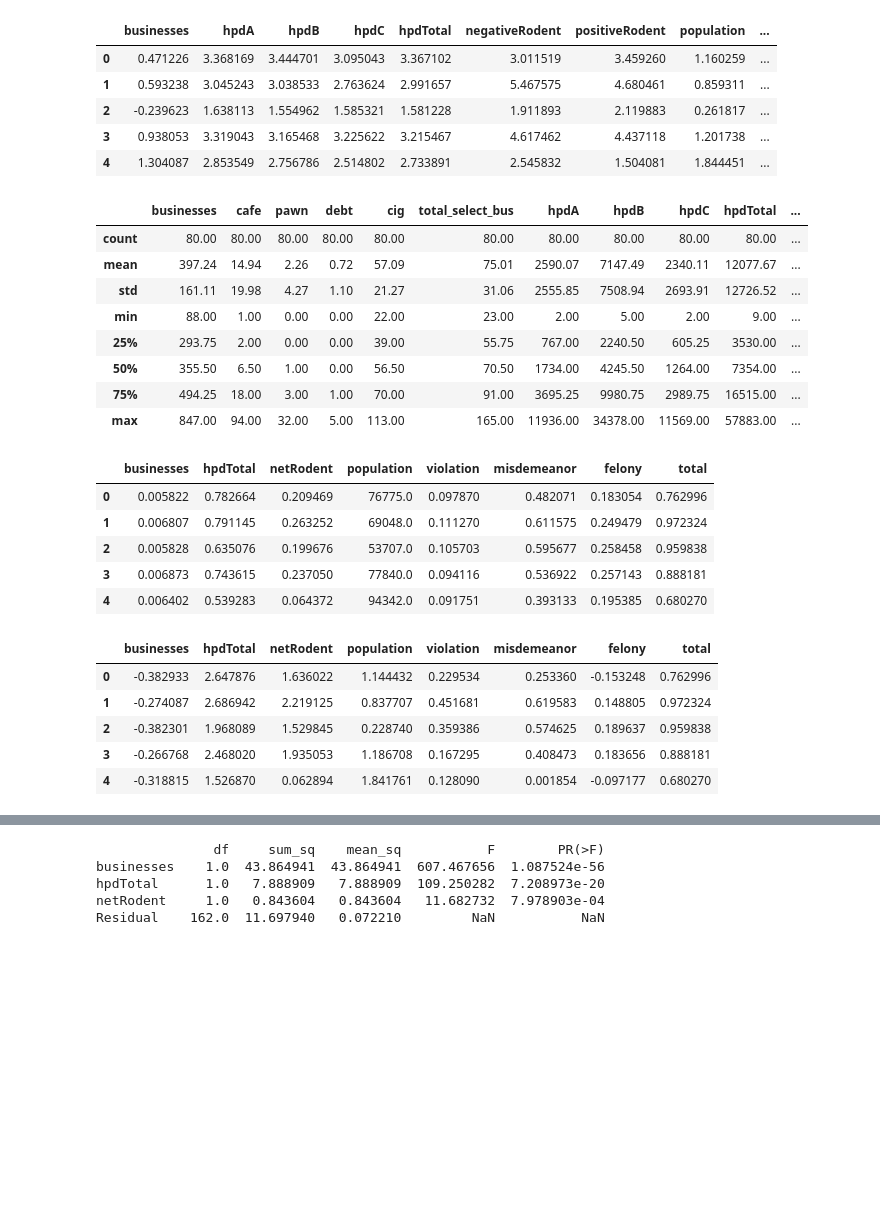
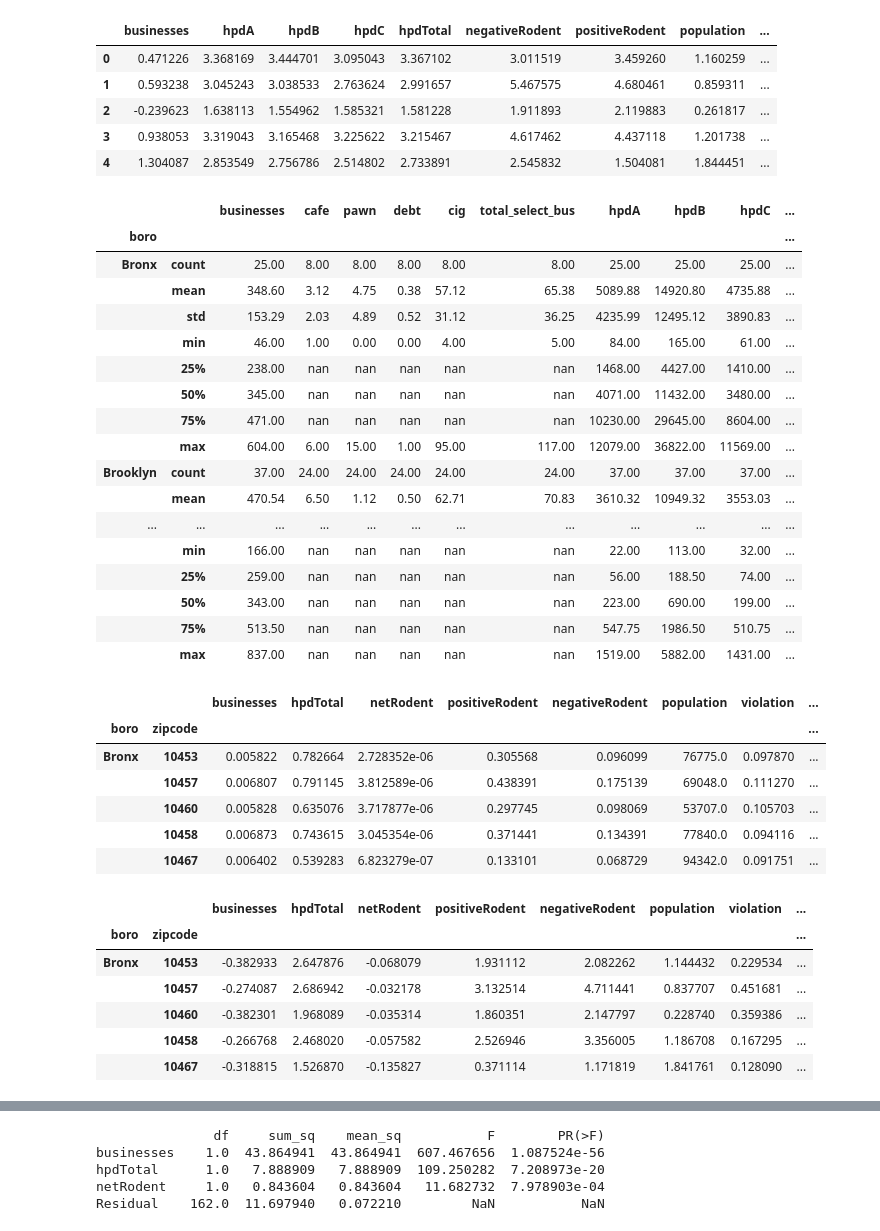
Before and after one commit to HoodPanther/crimeproject, a Jupyter notebook: ProjectAnalysis.ipynb, the cells around one changed output, grey strips where cells are left out. Saved outputs shown, nothing was run; the diff lists cells and outputs as text; code cells hidden in the pictures; blank space fills up the shorter version.

```diff
--- a/ProjectAnalysis.ipynb
+++ b/ProjectAnalysis.ipynb
@@ -3,6 +3,6 @@ import pandas as pd
 import numpy as np
 from sklearn import preprocessing
 # %%
-df = pd.read_csv('crime_regression_data.csv')
+df = pd.read_csv('crime_regression_data.csv', index_col=['boro', 'zipcode'])
 df.head()
 # %% [output]
@@ -44,28 +45,39 @@ df1_new.head()
 # %%
 # Get summary statistics
 
-df2 = df.drop(['boro', 'zipcode'], axis=1).dropna()
-basic_summary = df.drop(['zipcode'], axis=1).dropna().describe()
+basic_summary = df.groupby(level='boro').describe()
 basic_summary = basic_summary.applymap('{:.2f}'.format)
 basic_summary
 # %% [output]
-|  | businesses | cafe | pawn | debt | cig | total_select_bus | hpdA | hpdB | hpdC | hpdTotal | ... |
-| count | 80.00 | 80.00 | 80.00 | 80.00 | 80.00 | 80.00 | 80.00 | 80.00 | 80.00 | 80.00 | ... |
-| mean | 397.24 | 14.94 | 2.26 | 0.72 | 57.09 | 75.01 | 2590.07 | 7147.49 | 2340.11 | 12077.67 | ... |
-| std | 161.11 | 19.98 | 4.27 | 1.10 | 21.27 | 31.06 | 2555.85 | 7508.94 | 2693.91 | 12726.52 | ... |
-| min | 88.00 | 1.00 | 0.00 | 0.00 | 22.00 | 23.00 | 2.00 | 5.00 | 2.00 | 9.00 | ... |
-| 25% | 293.75 | 2.00 | 0.00 | 0.00 | 39.00 | 55.75 | 767.00 | 2240.50 | 605.25 | 3530.00 | ... |
-| 50% | 355.50 | 6.50 | 1.00 | 0.00 | 56.50 | 70.50 | 1734.00 | 4245.50 | 1264.00 | 7354.00 | ... |
-| 75% | 494.25 | 18.00 | 3.00 | 1.00 | 70.00 | 91.00 | 3695.25 | 9980.75 | 2989.75 | 16515.00 | ... |
-| max | 847.00 | 94.00 | 32.00 | 5.00 | 113.00 | 165.00 | 11936.00 | 34378.00 | 11569.00 | 57883.00 | ... |
+|  |  | businesses | cafe | pawn | debt | cig | total_select_bus | hpdA | hpdB | hpdC | ... |
+| boro |  |  |  |  |  |  |  |  |  |  | ... |
+| Bronx | count | 25.00 | 8.00 | 8.00 | 8.00 | 8.00 | 8.00 | 25.00 | 25.00 | 25.00 | ... |
+|  | mean | 348.60 | 3.12 | 4.75 | 0.38 | 57.12 | 65.38 | 5089.88 | 14920.80 | 4735.88 | ... |
+|  | std | 153.29 | 2.03 | 4.89 | 0.52 | 31.12 | 36.25 | 4235.99 | 12495.12 | 3890.83 | ... |
+|  | min | 46.00 | 1.00 | 0.00 | 0.00 | 4.00 | 5.00 | 84.00 | 165.00 | 61.00 | ... |
+|  | 25% | 238.00 | nan | nan | nan | nan | nan | 1468.00 | 4427.00 | 1410.00 | ... |
+|  | 50% | 345.00 | nan | nan | nan | nan | nan | 4071.00 | 11432.00 | 3480.00 | ... |
+|  | 75% | 471.00 | nan | nan | nan | nan | nan | 10230.00 | 29645.00 | 8604.00 | ... |
+|  | max | 604.00 | 6.00 | 15.00 | 1.00 | 95.00 | 117.00 | 12079.00 | 36822.00 | 11569.00 | ... |
+| Brooklyn | count | 37.00 | 24.00 | 24.00 | 24.00 | 24.00 | 24.00 | 37.00 | 37.00 | 37.00 | ... |
+|  | mean | 470.54 | 6.50 | 1.12 | 0.50 | 62.71 | 70.83 | 3610.32 | 10949.32 | 3553.03 | ... |
+| ... | ... | ... | ... | ... | ... | ... | ... | ... | ... | ... | ... |
+|  | min | 166.00 | nan | nan | nan | nan | nan | 22.00 | 113.00 | 32.00 | ... |
+|  | 25% | 259.00 | nan | nan | nan | nan | nan | 56.00 | 188.50 | 74.00 | ... |
+|  | 50% | 343.00 | nan | nan | nan | nan | nan | 223.00 | 690.00 | 199.00 | ... |
+|  | 75% | 513.50 | nan | nan | nan | nan | nan | 547.75 | 1986.50 | 510.75 | ... |
+|  | max | 837.00 | nan | nan | nan | nan | nan | 1519.00 | 5882.00 | 1431.00 | ... |
 # %%
 # Data Clean
 
 # Create a new column: netRodent = positiveRodent - negativeRodent
 df['netRodent'] = df['positiveRodent'] - df['negativeRodent']
-df3 = df[['businesses', 'hpdTotal', 'netRodent', 'population', 'violation', 'misdemeanor', 'felony', 'total']].dropna()
+df3 = df[['businesses', 'hpdTotal', 'netRodent', 'positiveRodent', 'negativeRodent', 'population', 'violation', 'misdemeanor', 'felony', 'total']].dropna()
 df3['businesses'] = df3['businesses'] / df3['population']
 df3['hpdTotal'] = df3['hpdTotal'] / df3['population']
+df3['netRodent'] = df3['netRodent'] / df3['population']
+df3['positiveRodent'] = df3['positiveRodent'] / df3['population']
+df3['negativeRodent'] = df3['negativeRodent'] / df3['population']
 df3['netRodent'] = df3['netRodent'] / df3['population']
 df3['felony'] = df3['felony'] / df3['population']
 df3['misdemeanor'] = df3['misdemeanor'] / df3['population']
@@ -73,24 +85,26 @@ df3['violation'] = df3['violation'] / df3['population']
 df3['total'] = df3['total'] / df3['population']
 df3.head()
 # %% [output]
-|  | businesses | hpdTotal | netRodent | population | violation | misdemeanor | felony | total |
-| 0 | 0.005822 | 0.782664 | 0.209469 | 76775.0 | 0.097870 | 0.482071 | 0.183054 | 0.762996 |
-| 1 | 0.006807 | 0.791145 | 0.263252 | 69048.0 | 0.111270 | 0.611575 | 0.249479 | 0.972324 |
-| 2 | 0.005828 | 0.635076 | 0.199676 | 53707.0 | 0.105703 | 0.595677 | 0.258458 | 0.959838 |
-| 3 | 0.006873 | 0.743615 | 0.237050 | 77840.0 | 0.094116 | 0.536922 | 0.257143 | 0.888181 |
-| 4 | 0.006402 | 0.539283 | 0.064372 | 94342.0 | 0.091751 | 0.393133 | 0.195385 | 0.680270 |
+|  |  | businesses | hpdTotal | netRodent | positiveRodent | negativeRodent | population | violation | ... |
+| boro | zipcode |  |  |  |  |  |  |  | ... |
+| Bronx | 10453 | 0.005822 | 0.782664 | 2.728352e-06 | 0.305568 | 0.096099 | 76775.0 | 0.097870 | ... |
+|  | 10457 | 0.006807 | 0.791145 | 3.812589e-06 | 0.438391 | 0.175139 | 69048.0 | 0.111270 | ... |
+|  | 10460 | 0.005828 | 0.635076 | 3.717877e-06 | 0.297745 | 0.098069 | 53707.0 | 0.105703 | ... |
+|  | 10458 | 0.006873 | 0.743615 | 3.045354e-06 | 0.371441 | 0.134391 | 77840.0 | 0.094116 | ... |
+|  | 10467 | 0.006402 | 0.539283 | 6.823279e-07 | 0.133101 | 0.068729 | 94342.0 | 0.091751 | ... |
 # %%
 # Normalize data
 Y = ['total']
-df3_new = pd.DataFrame(np.c_[preprocessing.scale(df3.drop(Y, 1)), df3[Y]], columns = df3.columns)
+df3_new = pd.DataFrame(np.c_[preprocessing.scale(df3.drop(Y, 1)), df3[Y]], index=df3.index, columns = df3.columns)
 df3_new.head()
 # %% [output]
-|  | businesses | hpdTotal | netRodent | population | violation | misdemeanor | felony | total |
-| 0 | -0.382933 | 2.647876 | 1.636022 | 1.144432 | 0.229534 | 0.253360 | -0.153248 | 0.762996 |
-| 1 | -0.274087 | 2.686942 | 2.219125 | 0.837707 | 0.451681 | 0.619583 | 0.148805 | 0.972324 |
-| 2 | -0.382301 | 1.968089 | 1.529845 | 0.228740 | 0.359386 | 0.574625 | 0.189637 | 0.959838 |
-| 3 | -0.266768 | 2.468020 | 1.935053 | 1.186708 | 0.167295 | 0.408473 | 0.183656 | 0.888181 |
-| 4 | -0.318815 | 1.526870 | 0.062894 | 1.841761 | 0.128090 | 0.001854 | -0.097177 | 0.680270 |
+|  |  | businesses | hpdTotal | netRodent | positiveRodent | negativeRodent | population | violation | ... |
+| boro | zipcode |  |  |  |  |  |  |  | ... |
+| Bronx | 10453 | -0.382933 | 2.647876 | -0.068079 | 1.931112 | 2.082262 | 1.144432 | 0.229534 | ... |
+|  | 10457 | -0.274087 | 2.686942 | -0.032178 | 3.132514 | 4.711441 | 0.837707 | 0.451681 | ... |
+|  | 10460 | -0.382301 | 1.968089 | -0.035314 | 1.860351 | 2.147797 | 0.228740 | 0.359386 | ... |
+|  | 10458 | -0.266768 | 2.468020 | -0.057582 | 2.526946 | 3.356005 | 1.186708 | 0.167295 | ... |
+|  | 10467 | -0.318815 | 1.526870 | -0.135827 | 0.371114 | 1.171819 | 1.841761 | 0.128090 | ... |
 # %%
 from statsmodels.formula.api import ols
 import statsmodels.api as sm
```
Also changed, not shown: parts of 7 cells of this notebook.
